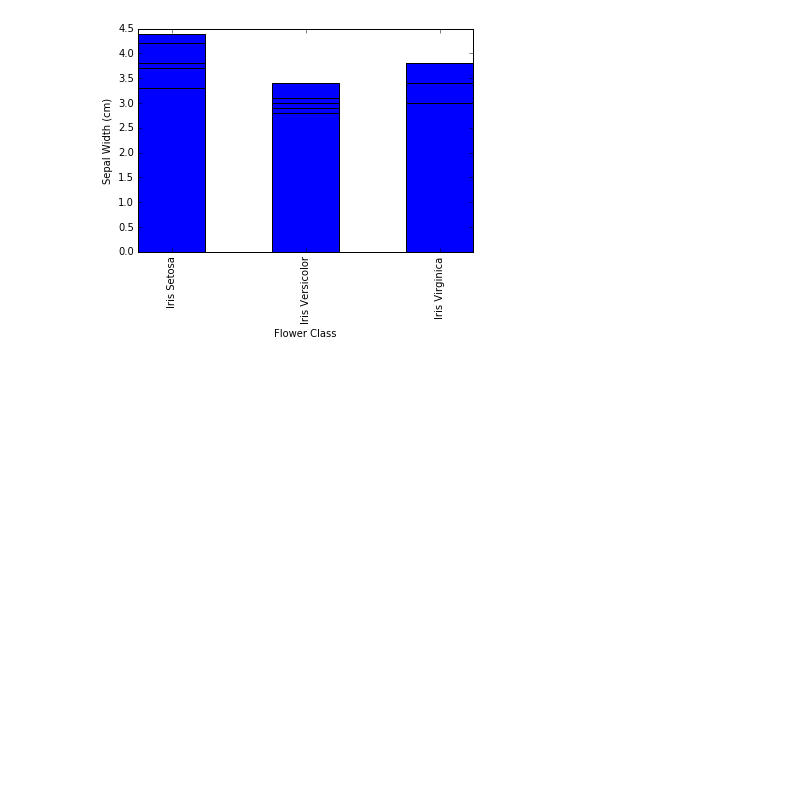
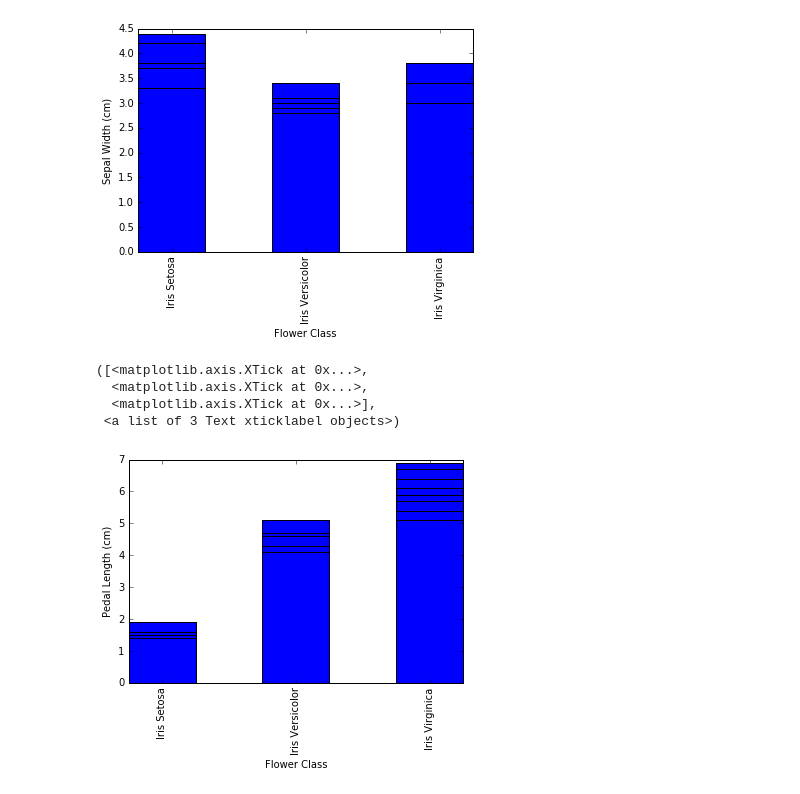
Before and after one commit to Andalibt/Data_Science_Portfolio, a Jupyter notebook: Iris.ipynb, the cells around one changed output. Saved outputs shown, nothing was run; the diff lists cells and outputs as text; code cells hidden in the pictures; blank space fills up the shorter version.

Commit message:
Add the Iris data set analysis

```diff
--- a/Iris.ipynb
+++ b/Iris.ipynb
@@ -102,3 +120,14 @@ plt.xticks((1.25,2.25,3.25),('Iris Setosa' , 'Iris Versicolor' , 'Iris Virginica
   <matplotlib.axis.XTick at 0x...>],
  <a list of 3 Text xticklabel objects>)
 [figure]
+# %%
+plot1 =plt.bar(data['class'],  data['petal_length'], width)
+plt.xlabel('Flower Class')
+plt.ylabel('Pedal Length (cm)')
+plt.xticks((1.25,2.25,3.25),('Iris Setosa' , 'Iris Versicolor' , 'Iris Virginica'), rotation = 'vertical')
+# %% [output]
+([<matplotlib.axis.XTick at 0x...>,
+  <matplotlib.axis.XTick at 0x...>,
+  <matplotlib.axis.XTick at 0x...>],
+ <a list of 3 Text xticklabel objects>)
+[figure, added]
```
Also changed, not shown: parts of 20 cells of this notebook.
